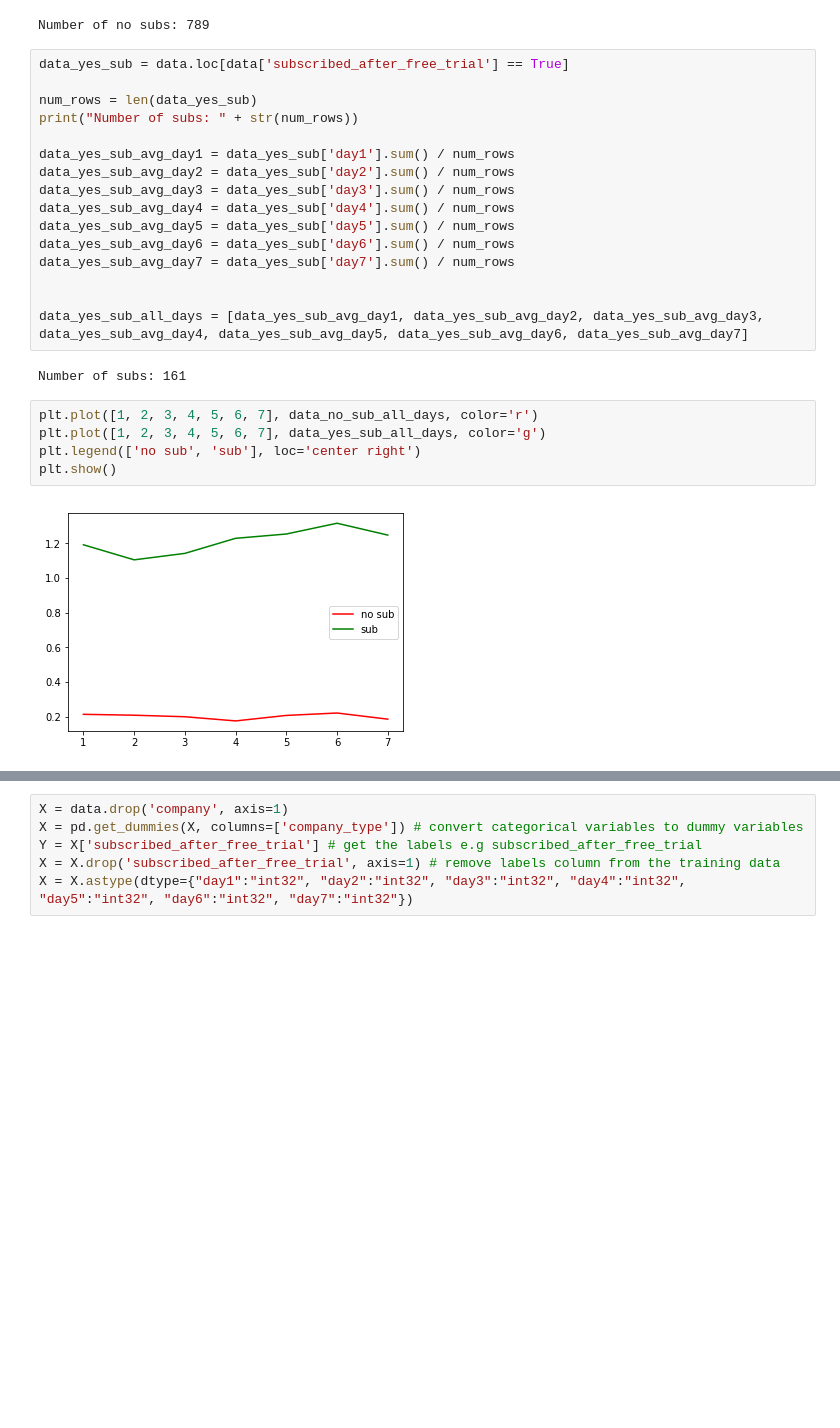
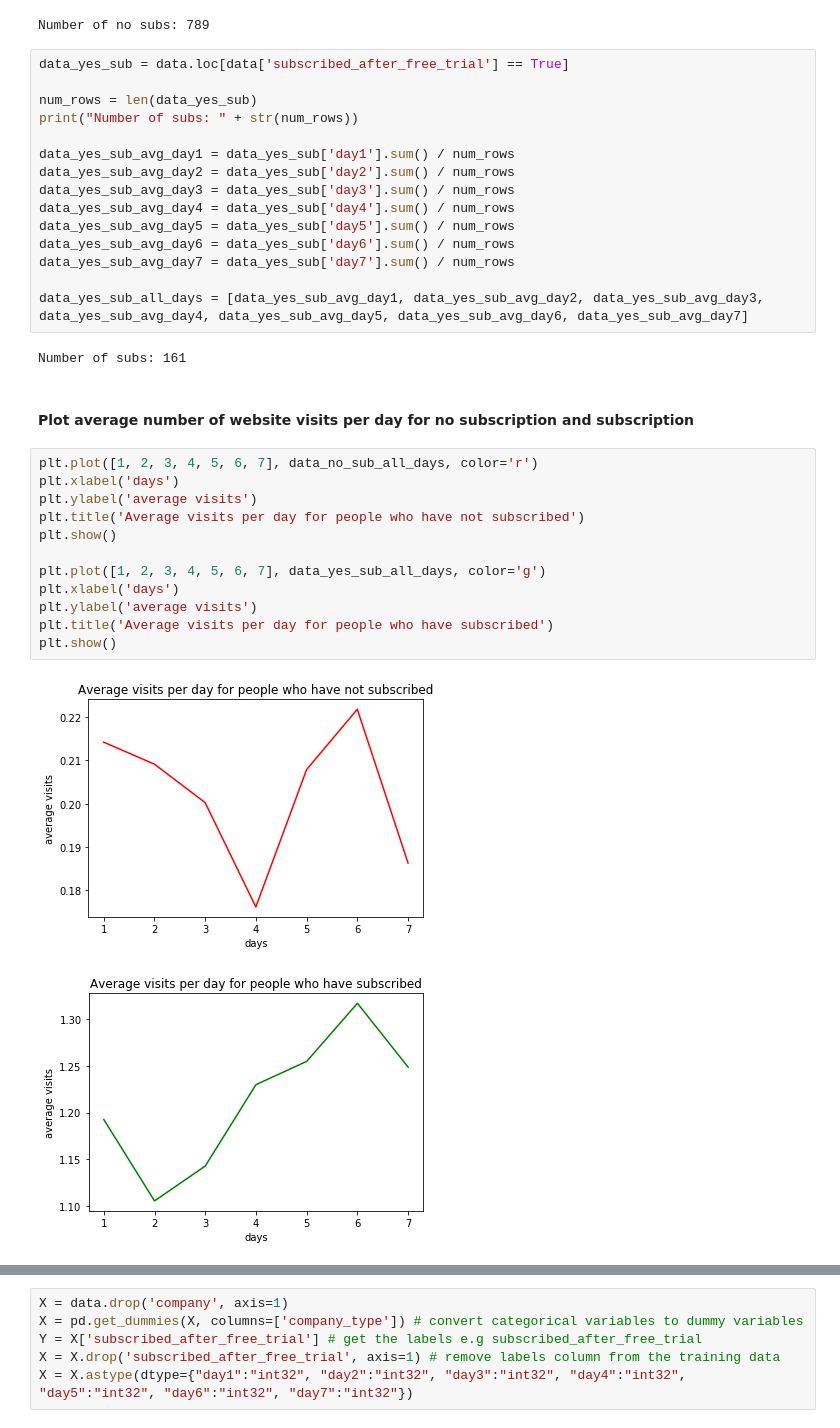
Before and after one commit to NikolayOG/freeagent-datascience, a Jupyter notebook: analysis.ipynb, the cells around one changed output, grey strips where cells are left out. Drawn from its saved outputs; the diff is of its cells as text; blank space fills up the shorter version.

```diff
--- a/analysis.ipynb
+++ b/analysis.ipynb
@@ -118,14 +122,23 @@ data_yes_sub_avg_day5 = data_yes_sub['day5'].sum() / num_rows
 data_yes_sub_avg_day6 = data_yes_sub['day6'].sum() / num_rows
 data_yes_sub_avg_day7 = data_yes_sub['day7'].sum() / num_rows
 
-
 data_yes_sub_all_days = [data_yes_sub_avg_day1, data_yes_sub_avg_day2, data_yes_sub_avg_day3, data_yes_sub_avg_day4, data_yes_sub_avg_day5, data_yes_sub_avg_day6, data_yes_sub_avg_day7]
 # %% [output]
 Number of subs: 161
+# %% [markdown]
+#### Plot average number of website visits per day for no subscription and subscription
 # %%
 plt.plot([1, 2, 3, 4, 5, 6, 7], data_no_sub_all_days, color='r')
+plt.xlabel('days')
+plt.ylabel('average visits')
+plt.title('Average visits per day for people who have not subscribed')
+plt.show()
+
 plt.plot([1, 2, 3, 4, 5, 6, 7], data_yes_sub_all_days, color='g')
-plt.legend(['no sub', 'sub'], loc='center right')
+plt.xlabel('days')
+plt.ylabel('average visits')
+plt.title('Average visits per day for people who have subscribed')
 plt.show()
 # %% [output]
-[figure, old version]
+[figure, new version]
+[figure, added]
```
Also changed, not shown: parts of 29 cells of this notebook.
